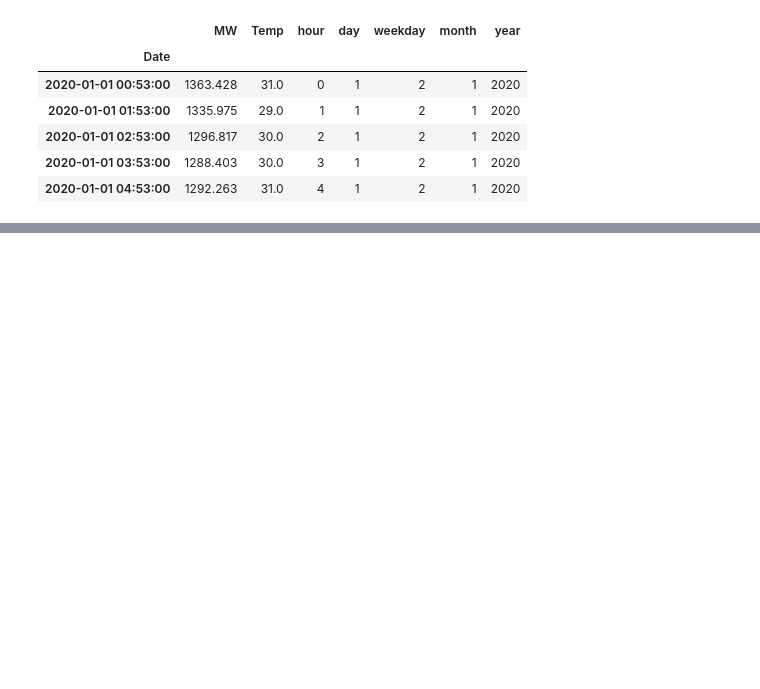
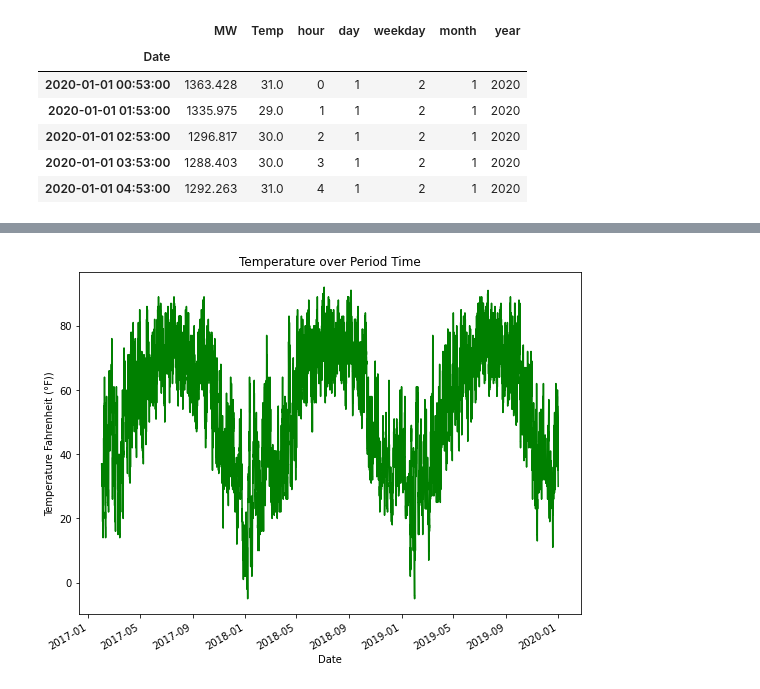
Before and after one commit to BundeAmos/Time_Series, a Jupyter notebook: Forecasting_Energy_Demand.ipynb, the cells around one changed output, grey strips where cells are left out. Saved outputs shown, nothing was run; the diff lists cells and outputs as text; code cells hidden in the pictures; blank space fills up the shorter version.

```diff
--- a/Forecasting_Energy_Demand.ipynb
+++ b/Forecasting_Energy_Demand.ipynb
@@ -123,0 +155,10 @@ test.head()
+# %%
+ax2 = train['Temp'].plot(color = 'green', figsize=(9,7))
+
+ax2.set_ylabel('Temperature Fahrenheit (°F))')
+ax2.set_xlabel('Date')
+ax2.set_title('Temperature over Period Time')
+
+plt.show()
+# %% [output]
+[figure, added]
```
Also changed, not shown: parts of 13 cells of this notebook.
